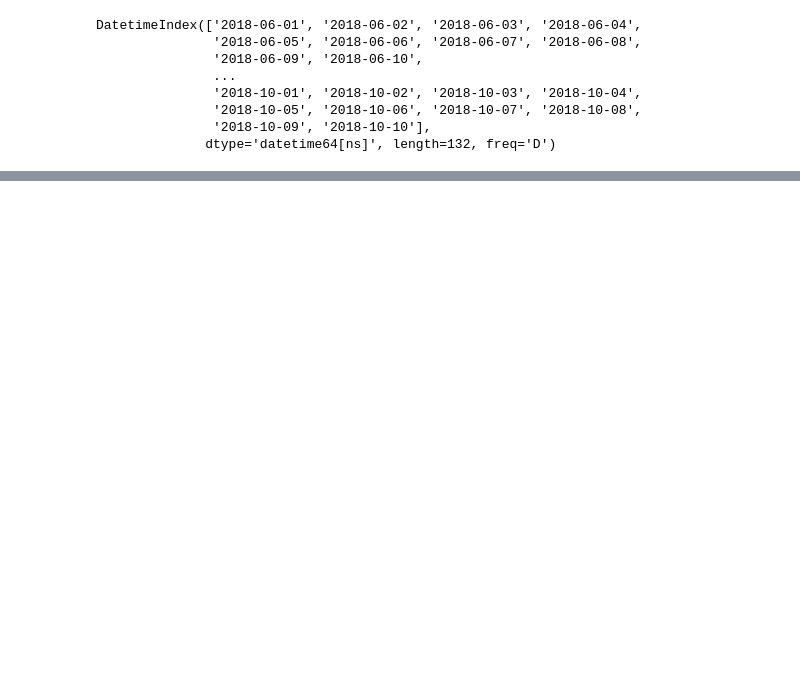
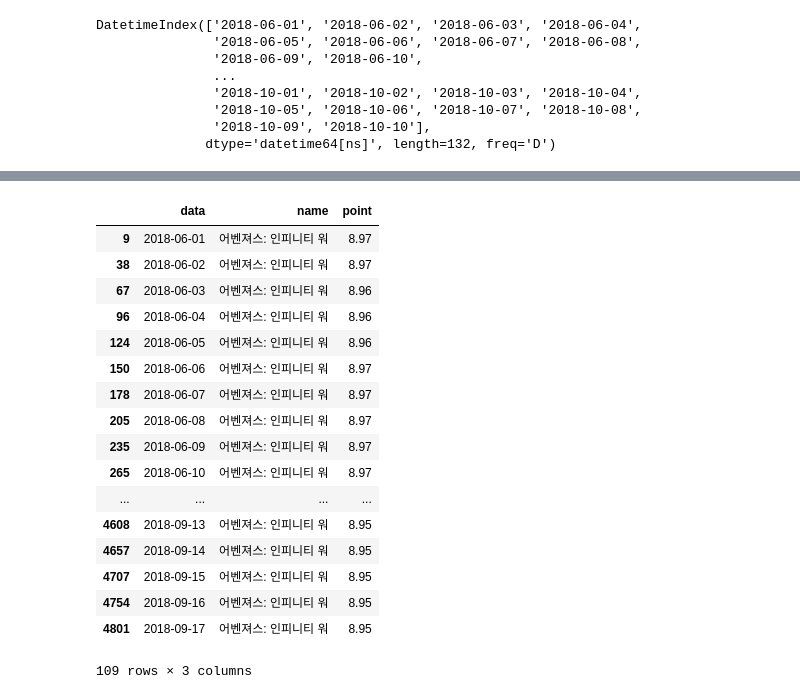
Before and after one commit to ChiHoonOH/python_analysis, a Jupyter notebook: basic_analysis/step3_beautifulsoup_analysis/네이버 영화 평점 데이터 수집 및 평점 변화 시각화.ipynb, the cells around one changed output, grey strips where cells are left out. Saved outputs shown, nothing was run; the diff lists cells and outputs as text; code cells hidden in the pictures; blank space fills up the shorter version.

```diff
--- a/basic_analysis/step3_beautifulsoup_analysis/네이버 영화 평점 데이터 수집 및 평점 변화 시각화.ipynb
+++ b/basic_analysis/step3_beautifulsoup_analysis/네이버 영화 평점 데이터 수집 및 평점 변화 시각화.ipynb
@@ -131,0 +240,23 @@ DatetimeIndex(['2018-06-01', '2018-06-02', '2018-06-03', '2018-06-04',
+# %%
+# 특정 영화만 모은다 : 어벤저스 : 인피니티워
+tmp = movie.query("name == ['어벤져스: 인피니티 워']")
+tmp
+# %% [output]
+|  | data | name | point |
+| 9 | 2018-06-01 | 어벤져스: 인피니티 워 | 8.97 |
+| 38 | 2018-06-02 | 어벤져스: 인피니티 워 | 8.97 |
+| 67 | 2018-06-03 | 어벤져스: 인피니티 워 | 8.96 |
+| 96 | 2018-06-04 | 어벤져스: 인피니티 워 | 8.96 |
+| 124 | 2018-06-05 | 어벤져스: 인피니티 워 | 8.96 |
+| 150 | 2018-06-06 | 어벤져스: 인피니티 워 | 8.97 |
+| 178 | 2018-06-07 | 어벤져스: 인피니티 워 | 8.97 |
+| 205 | 2018-06-08 | 어벤져스: 인피니티 워 | 8.97 |
+| 235 | 2018-06-09 | 어벤져스: 인피니티 워 | 8.97 |
+| 265 | 2018-06-10 | 어벤져스: 인피니티 워 | 8.97 |
+| ... | ... | ... | ... |
+| 4608 | 2018-09-13 | 어벤져스: 인피니티 워 | 8.95 |
+| 4657 | 2018-09-14 | 어벤져스: 인피니티 워 | 8.95 |
+| 4707 | 2018-09-15 | 어벤져스: 인피니티 워 | 8.95 |
+| 4754 | 2018-09-16 | 어벤져스: 인피니티 워 | 8.95 |
+| 4801 | 2018-09-17 | 어벤져스: 인피니티 워 | 8.95 |
+109 rows × 3 columns
```
Also changed, not shown: parts of 38 cells of this notebook, 4 other files.
